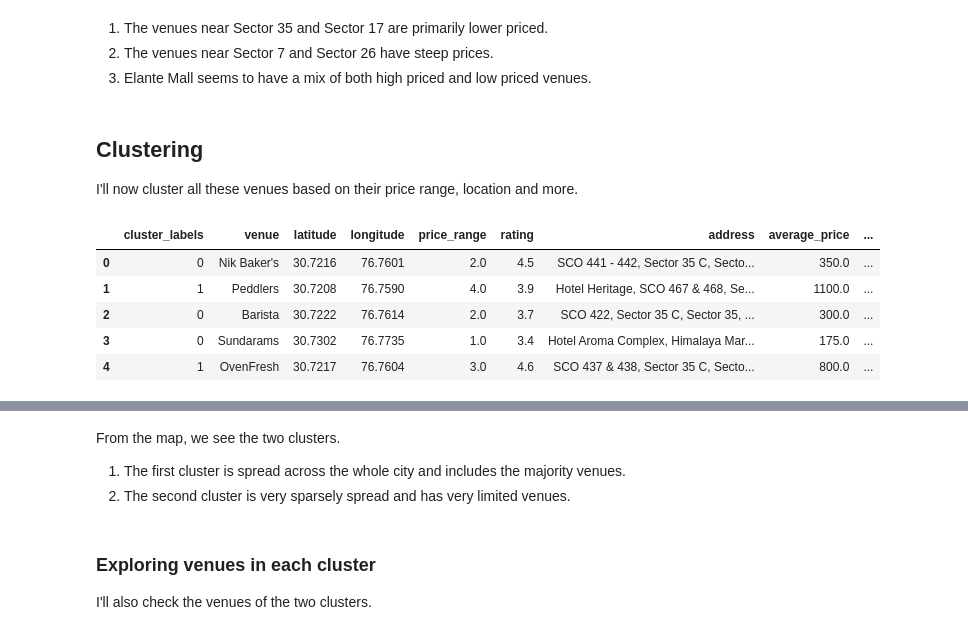
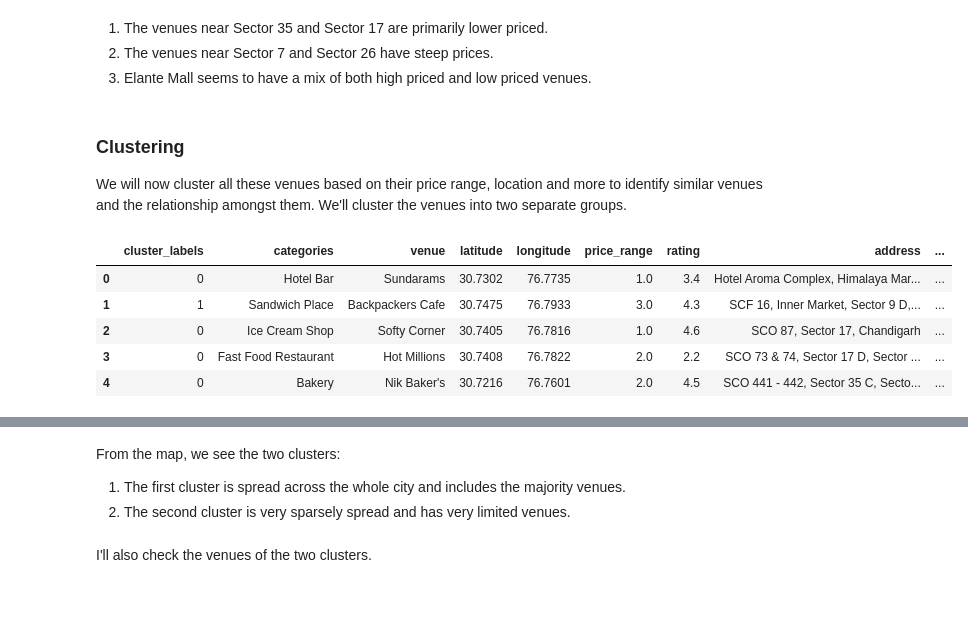
Before and after one commit to kb22/Coursera_Capstone, a Jupyter notebook: Exploring venues in Chandigarh.ipynb, the cells around one changed output, grey strips where cells are left out. Drawn from its saved outputs; the diff is of its cells as text; code cells hidden in the pictures; blank space fills up the shorter version.

```diff
--- a/Exploring venues in Chandigarh.ipynb
+++ b/Exploring venues in Chandigarh.ipynb
@@ -289,4 +290,4 @@ Taking a look at the names of venues from both APIs, some names are a complete m
 
 The venues which belong to category 1 and category 3 are alright to keep, the venues that fall in category 2 should be removed.
 # %%
-selected_venues = selected_venues.drop([0, 20, 24, 25, 29, 32, 34, 47, 49, 56, 57, 58, 59, 60, 64]).reset_index(drop = True)
+selected_venues = selected_venues.drop([0, 20, 25, 29, 32, 34, 47, 49, 56, 57, 58, 59, 60, 64]).reset_index(drop = True)
@@ -458,20 +453,24 @@ chandigarh_map
 2. The venues near Sector 7 and Sector 26 have steep prices.
 3. Elante Mall seems to have a mix of both high priced and low priced venues.
 # %% [markdown]
-## Clustering
+### Clustering
 
-I'll now cluster all these venues based on their price range, location and more.
+We will now cluster all these venues based on their price range, location and more to identify similar venues and the relationship amongst them. We'll cluster the venues into two separate groups.
 # %%
-clustering = selected_venues.drop(['venue', 'address', 'rating_bin'], 1)
+from sklearn.cluster import KMeans
+
+NO_OF_CLUSTERS = 2
+
+clustering = selected_venues.drop(['venue', 'address', 'rating_bin', 'categories'], 1)
 kMeans = KMeans(n_clusters = NO_OF_CLUSTERS, random_state = 0).fit(clustering)
 selected_venues.insert(0, 'cluster_labels', kMeans.labels_)
 selected_venues.head(5)
 # %% [output]
-|  | cluster_labels | venue | latitude | longitude | price_range | rating | address | average_price | ... |
-| 0 | 0 | Nik Baker's | 30.7216 | 76.7601 | 2.0 | 4.5 | SCO 441 - 442, Sector 35 C, Secto... | 350.0 | ... |
-| 1 | 1 | Peddlers | 30.7208 | 76.7590 | 4.0 | 3.9 | Hotel Heritage, SCO 467 & 468, Se... | 1100.0 | ... |
-| 2 | 0 | Barista | 30.7222 | 76.7614 | 2.0 | 3.7 | SCO 422, Sector 35 C, Sector 35, ... | 300.0 | ... |
-| 3 | 0 | Sundarams | 30.7302 | 76.7735 | 1.0 | 3.4 | Hotel Aroma Complex, Himalaya Mar... | 175.0 | ... |
-| 4 | 1 | OvenFresh | 30.7217 | 76.7604 | 3.0 | 4.6 | SCO 437 & 438, Sector 35 C, Secto... | 800.0 | ... |
+|  | cluster_labels | categories | venue | latitude | longitude | price_range | rating | address | ... |
+| 0 | 0 | Hotel Bar | Sundarams | 30.7302 | 76.7735 | 1.0 | 3.4 | Hotel Aroma Complex, Himalaya Mar... | ... |
+| 1 | 1 | Sandwich Place | Backpackers Cafe | 30.7475 | 76.7933 | 3.0 | 4.3 | SCF 16, Inner Market, Sector 9 D,... | ... |
+| 2 | 0 | Ice Cream Shop | Softy Corner | 30.7405 | 76.7816 | 1.0 | 4.6 | SCO 87, Sector 17, Chandigarh | ... |
+| 3 | 0 | Fast Food Restaurant | Hot Millions | 30.7408 | 76.7822 | 2.0 | 2.2 | SCO 73 & 74, Sector 17 D, Sector ... | ... |
+| 4 | 0 | Bakery | Nik Baker's | 30.7216 | 76.7601 | 2.0 | 4.5 | SCO 441 - 442, Sector 35 C, Secto... | ... |
 # %%
 chandigarh_map = folium.Map(location = [CHD_LATITUDE, CHD_LONGITUDE], zoom_start = 13)
@@ -513,12 +512,10 @@ chandigarh_map
 # %% [output]
 [interactive output not drawn]
 # %% [markdown]
-From the map, we see the two clusters.
+From the map, we see the two clusters:
 1. The first cluster is spread across the whole city and includes the majority venues.
 2. The second cluster is very sparsely spread and has very limited venues.
 # %% [markdown]
-### Exploring venues in each cluster
-
 I'll also check the venues of the two clusters.
 # %%
 result = selected_venues[selected_venues['cluster_labels'] == 0]
```
Also changed, not shown: parts of 24 cells of this notebook.
